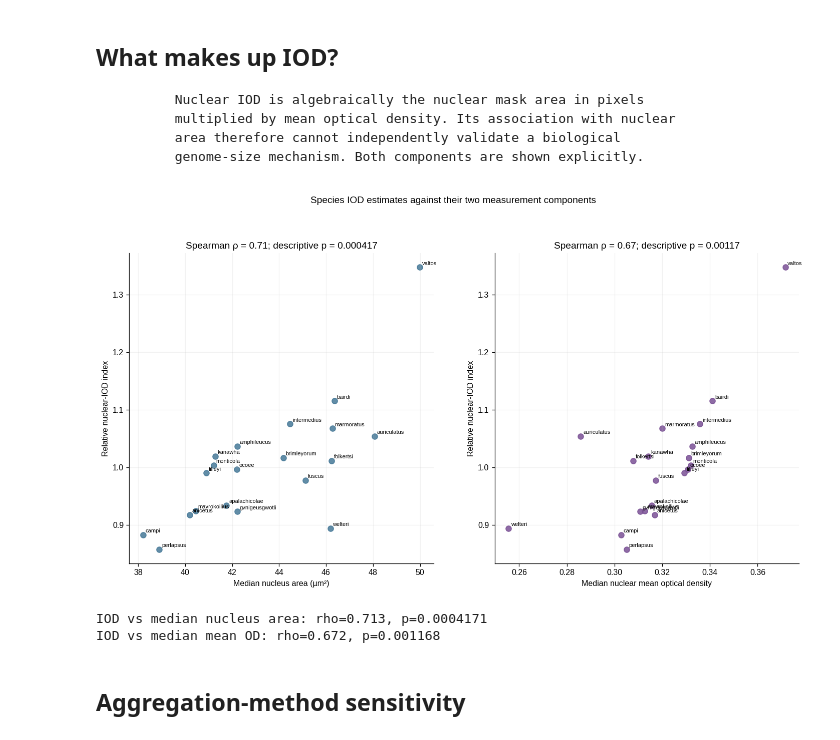
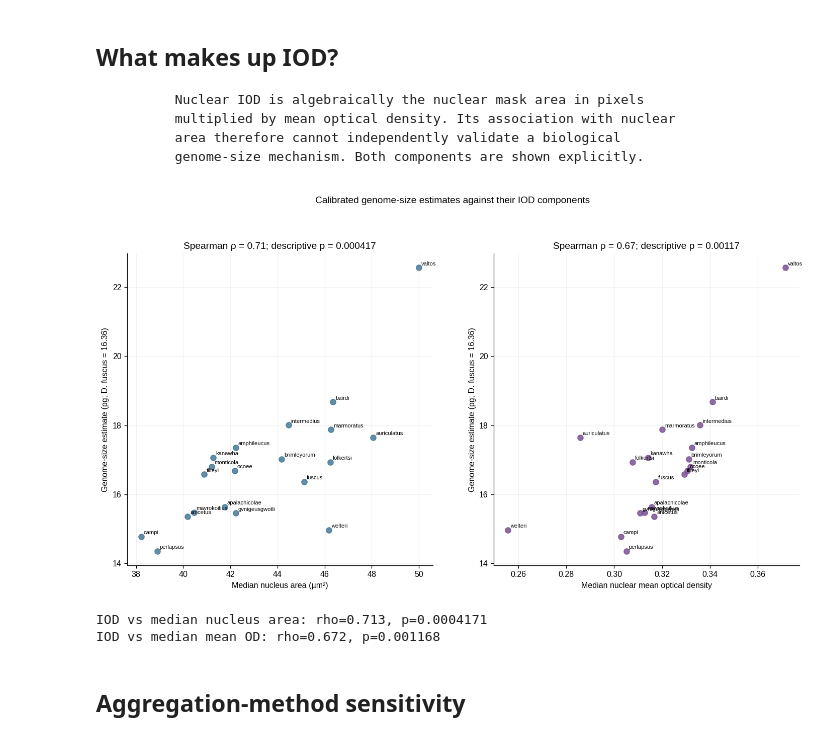
Before and after one commit to Jakeelamb/Desmognathus_TE_analysis, a Jupyter notebook: notebooks/presentation/frozen_genome_iod_analysis/frozen_genome_iod_analysis.executed.ipynb, the cells around one changed output. Cells and saved outputs as stored; diff of their text form; code cells hidden in the pictures.

```diff
--- a/notebooks/presentation/frozen_genome_iod_analysis/frozen_genome_iod_analysis.executed.ipynb
+++ b/notebooks/presentation/frozen_genome_iod_analysis/frozen_genome_iod_analysis.executed.ipynb
@@ -436,11 +471,11 @@ display(image_summary.sort_values(["species", "filename"]))
 component_data = species_summary.copy()
 rho_area, p_area = spearmanr(
     component_data["median_nucleus_area_um2"],
-    component_data["iod_equal_image_estimate"],
+    component_data["genome_size_pg_fuscus_anchored"],
 )
 rho_od, p_od = spearmanr(
     component_data["median_nucleus_mean_od"],
-    component_data["iod_equal_image_estimate"],
+    component_data["genome_size_pg_fuscus_anchored"],
 )
 fig, axes = plt.subplots(1, 2, figsize=(15, 7))
 specs = [
@@ -454,38 +489,38 @@ specs = [
     (
         "median_nucleus_mean_od",
         "Median nuclear mean optical density",
         rho_od,
         p_od,
         "#7A5195",
     ),
 ]
 for ax, (column, xlabel, rho, p_value, color) in zip(axes, specs):
     ax.scatter(
         component_data[column],
-        component_data["relative_iod_index"],
+        component_data["genome_size_pg_fuscus_anchored"],
         s=48,
         color=color,
         alpha=0.85,
     )
     for row in component_data.itertuples():
         ax.annotate(
             short_species(row.species),
-            (getattr(row, column), row.relative_iod_index),
+            (getattr(row, column), row.genome_size_pg_fuscus_anchored),
             xytext=(3, 3),
             textcoords="offset points",
             fontsize=7,
         )
     ax.set_xlabel(xlabel)
-    ax.set_ylabel("Relative nuclear-IOD index")
+    ax.set_ylabel("Genome-size estimate (pg; D. fuscus = 16.36)")
     ax.set_title(f"Spearman ρ = {rho:.2f}; descriptive p = {p_value:.3g}")
     ax.grid(alpha=0.16)
-fig.suptitle("Species IOD estimates against their two measurement components", y=1.02)
+fig.suptitle("Calibrated genome-size estimates against their IOD components", y=1.02)
 save_figure(fig, "04_iod_components.png")
 plt.show()
 print(f"IOD vs median nucleus area: rho={rho_area:.3f}, p={p_area:.4g}")
 print(f"IOD vs median mean OD: rho={rho_od:.3f}, p={p_od:.4g}")
 # %% [output]
-[figure, old version]
+[figure, new version]
 IOD vs median nucleus area: rho=0.713, p=0.0004171
 IOD vs median mean OD: rho=0.672, p=0.001168
 # %% [markdown]
```
Also changed, not shown: parts of 13 cells of this notebook, 18 other files.
